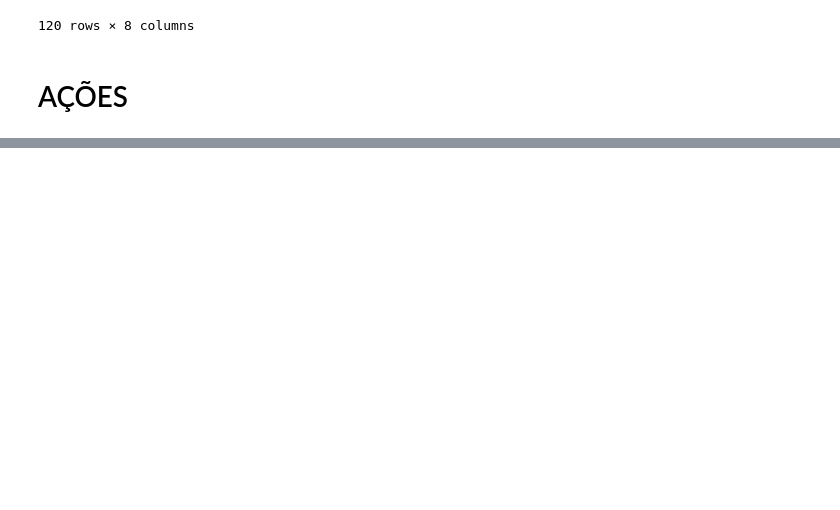
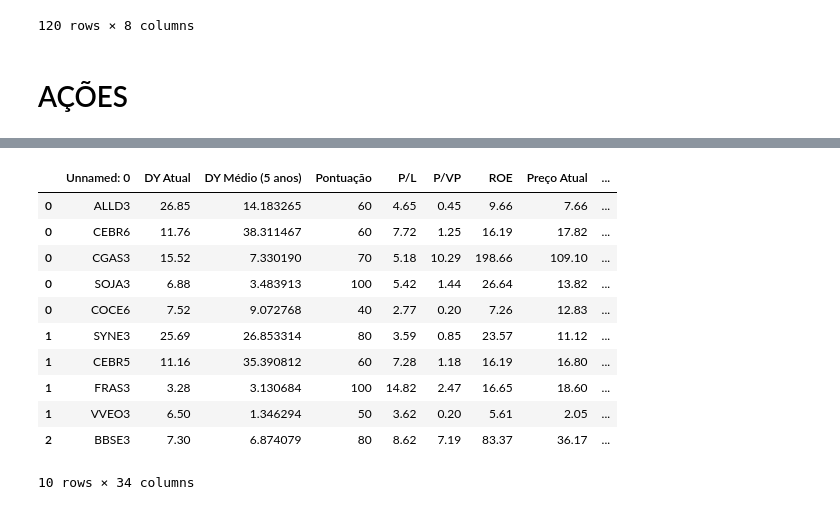
Before and after one commit to BrunoOJ/PYTHON-PARA-INVESTIMENTOS, a Jupyter notebook: Raspagem_de_dados.ipynb, the cells around one changed output, grey strips where cells are left out. Drawn from its saved outputs; the diff is of its cells as text; code cells hidden in the pictures; blank space fills up the shorter version.

```diff
--- a/Raspagem_de_dados.ipynb
+++ b/Raspagem_de_dados.ipynb
@@ -331,0 +363,38 @@ maior_valor_mercado
+# %%
+maior_DY_acoes["ranking_maior_DY_acoes"] = range(1, len(maior_DY_acoes)+1)
+mais_baratas_BG["ranking_mais_baratas_BG"]= range(1, len(mais_baratas_BG)+1)
+bay_hold["ranking_bay_hold"]= range(1, len(bay_hold)+1)
+mais_barata_B["ranking_mais_barata_B"]= range(1, len(mais_barata_B)+1)
+maior_ROE["ranking_maior_ROE"]= range(1, len(maior_ROE)+1)
+maior_receita["ranking_maior_receita"]= range(1, len(maior_receita)+1)
+maior_lucro["ranking_maior_lucro"]= range(1, len(maior_lucro)+1)
+maior_valor_mercado["ranking_maior_valor_mercado"]= range(1, len(maior_valor_mercado)+1)
+
+top_maior_DY_acoes = maior_DY_acoes.head(10)
+top_mais_baratas_BG = mais_baratas_BG.head(10)
+top_bay_hold = bay_hold.head(10)
+top_mais_barata_B = mais_barata_B.head(10)
+top_maior_ROE = maior_ROE.head(10)
+top_maior_receita = maior_receita.head(10)
+top_maior_lucro = maior_lucro.head(10)
+top_maior_valor_mercado = maior_valor_mercado.head(10)
+
+top_empresas_acoes = pd.concat([top_maior_DY_acoes,top_mais_baratas_BG,top_bay_hold,top_mais_barata_B,top_maior_ROE,top_maior_receita,top_maior_lucro,top_maior_valor_mercado])
+top_empresas_acoes = top_empresas_acoes.drop_duplicates(subset="Unnamed: 0")
+colunas = ["ranking_maior_DY_acoes","ranking_mais_baratas_BG","ranking_bay_hold","ranking_mais_barata_B","ranking_maior_ROE","ranking_maior_receita","ranking_maior_lucro","ranking_maior_valor_mercado"]
+top_empresas_acoes["ranking_total"] = top_empresas_acoes[colunas].sum(axis=1)
+top_empresas_acoes = top_empresas_acoes.sort_values(by="ranking_total").head(10)
+top_empresas_acoes
+# %% [output]
+|  | Unnamed: 0 | DY Atual | DY Médio (5 anos) | Pontuação | P/L | P/VP | ROE | Preço Atual | ... |
+| 0 | ALLD3 | 26.85 | 14.183265 | 60 | 4.65 | 0.45 | 9.66 | 7.66 | ... |
+| 0 | CEBR6 | 11.76 | 38.311467 | 60 | 7.72 | 1.25 | 16.19 | 17.82 | ... |
+| 0 | CGAS3 | 15.52 | 7.330190 | 70 | 5.18 | 10.29 | 198.66 | 109.10 | ... |
+| 0 | SOJA3 | 6.88 | 3.483913 | 100 | 5.42 | 1.44 | 26.64 | 13.82 | ... |
+| 0 | COCE6 | 7.52 | 9.072768 | 40 | 2.77 | 0.20 | 7.26 | 12.83 | ... |
+| 1 | SYNE3 | 25.69 | 26.853314 | 80 | 3.59 | 0.85 | 23.57 | 11.12 | ... |
+| 1 | CEBR5 | 11.16 | 35.390812 | 60 | 7.28 | 1.18 | 16.19 | 16.80 | ... |
+| 1 | FRAS3 | 3.28 | 3.130684 | 100 | 14.82 | 2.47 | 16.65 | 18.60 | ... |
+| 1 | VVEO3 | 6.50 | 1.346294 | 50 | 3.62 | 0.20 | 5.61 | 2.05 | ... |
+| 2 | BBSE3 | 7.30 | 6.874079 | 80 | 8.62 | 7.19 | 83.37 | 36.17 | ... |
+10 rows × 34 columns
```
Also changed, not shown: parts of 15 cells of this notebook.
